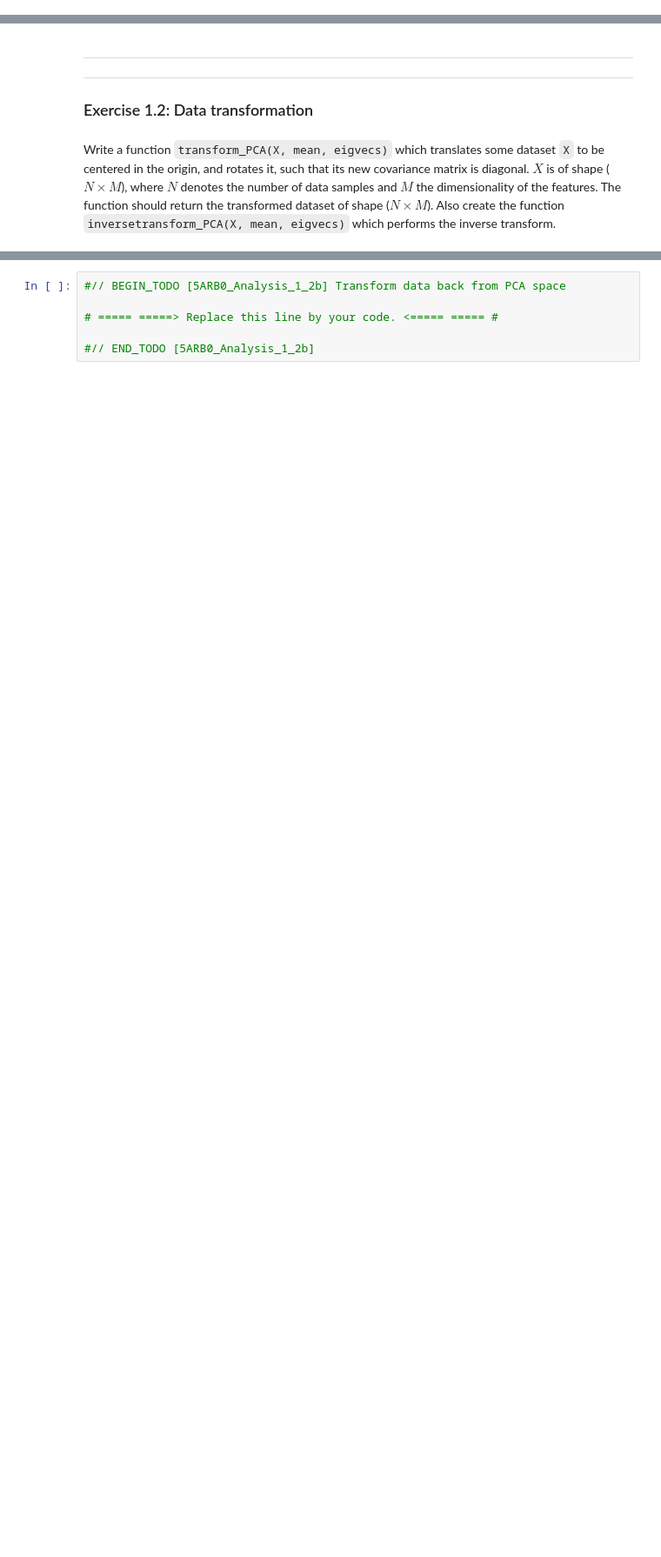
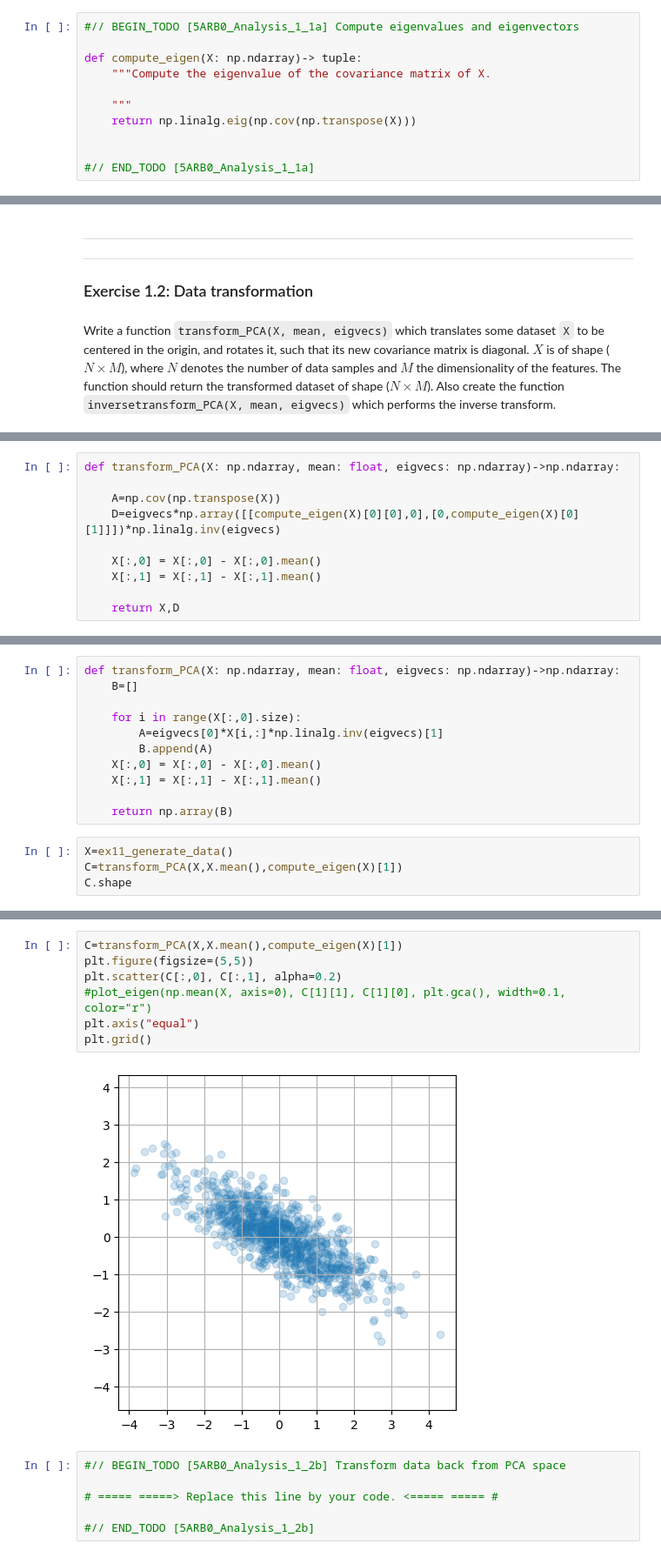
Before and after one commit to ThijmenG/5ARB0_git, a Jupyter notebook: analysis-group11.ipynb, the cells around one changed output, grey strips where cells are left out. Shown: that part at 87% size. Cells and saved outputs as stored; diff of their text form; blank space fills up the shorter version.

```diff
--- a/analysis-group11.ipynb
+++ b/analysis-group11.ipynb
@@ -68,3 +62,14 @@ Write a function `compute_eigen(X)` which computes the eigenvalues and eigenvect
+# %%
+#// BEGIN_TODO [5ARB0_Analysis_1_1a] Compute eigenvalues and eigenvectors
+
+def compute_eigen(X: np.ndarray)-> tuple:
+    """Compute the eigenvalue of the covariance matrix of X.
+
+    """
+    return np.linalg.eig(np.cov(np.transpose(X)))
+
+
+#// END_TODO [5ARB0_Analysis_1_1a]
 # %%
 # generate data
 X = ex11_generate_data()
@@ -119,0 +145,10 @@ Write a function `transform_PCA(X, mean, eigvecs)` which translates some dataset
+# %%
+def transform_PCA(X: np.ndarray, mean: float, eigvecs: np.ndarray)->np.ndarray:
+
+    A=np.cov(np.transpose(X))
+    D=eigvecs*np.array([[compute_eigen(X)[0][0],0],[0,compute_eigen(X)[0][1]]])*np.linalg.inv(eigvecs)
+
+    X[:,0] = X[:,0] - X[:,0].mean()
+    X[:,1] = X[:,1] - X[:,1].mean()
+
+    return X,D
@@ -119,0 +159,15 @@ Write a function `transform_PCA(X, mean, eigvecs)` which translates some dataset
+# %%
+def transform_PCA(X: np.ndarray, mean: float, eigvecs: np.ndarray)->np.ndarray:
+    B=[]
+
+    for i in range(X[:,0].size):
+        A=eigvecs[0]*X[i,:]*np.linalg.inv(eigvecs)[1]
+        B.append(A)
+    X[:,0] = X[:,0] - X[:,0].mean()
+    X[:,1] = X[:,1] - X[:,1].mean()
+
+    return np.array(B)
+# %%
+X=ex11_generate_data()
+C=transform_PCA(X,X.mean(),compute_eigen(X)[1])
+C.shape
@@ -120,3 +176,12 @@ Write a function `transform_PCA(X, mean, eigvecs)` which translates some dataset
+# %%
+C=transform_PCA(X,X.mean(),compute_eigen(X)[1])
+plt.figure(figsize=(5,5))
+plt.scatter(C[:,0], C[:,1], alpha=0.2)
+#plot_eigen(np.mean(X, axis=0), C[1][1], C[1][0], plt.gca(), width=0.1, color="r")
+plt.axis("equal")
+plt.grid()
+# %% [output]
+[figure, added]
 # %%
 #// BEGIN_TODO [5ARB0_Analysis_1_2b] Transform data back from PCA space
 
```
Also changed, not shown: parts of 18 cells of this notebook.
